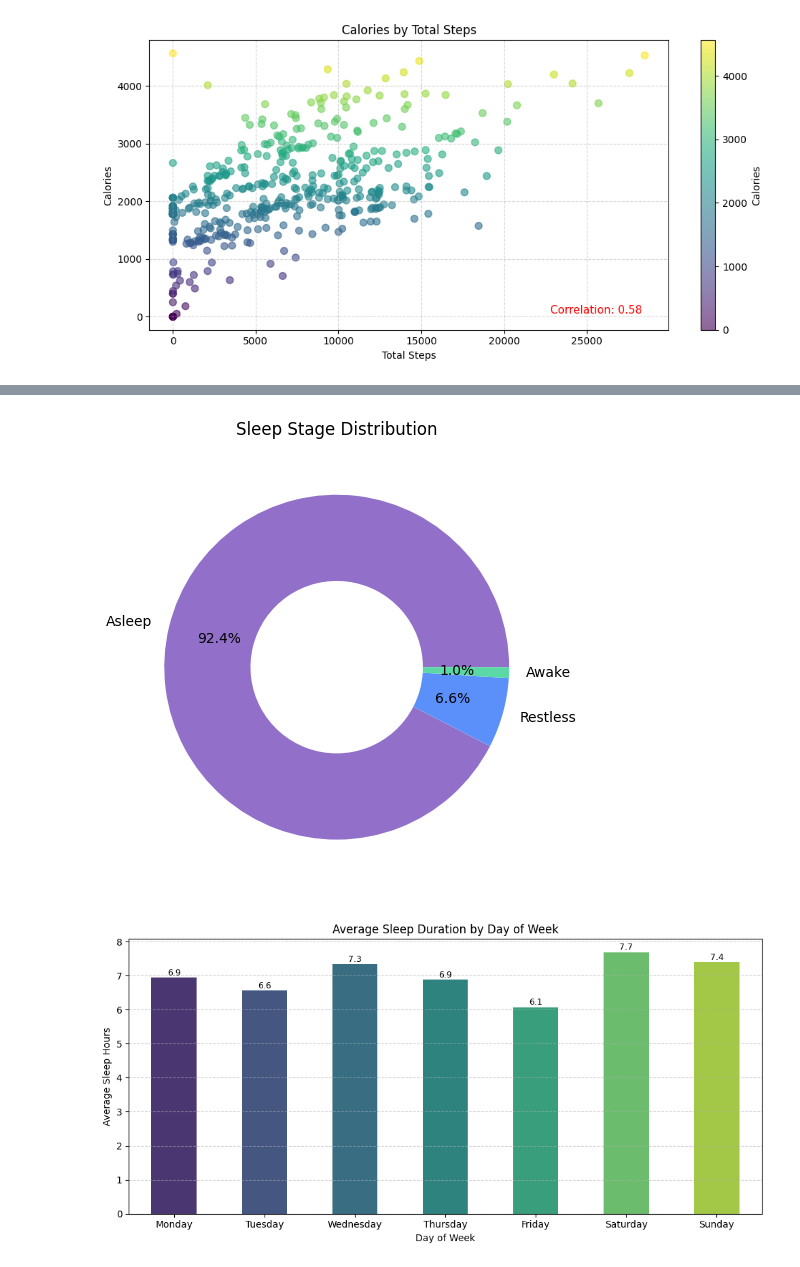
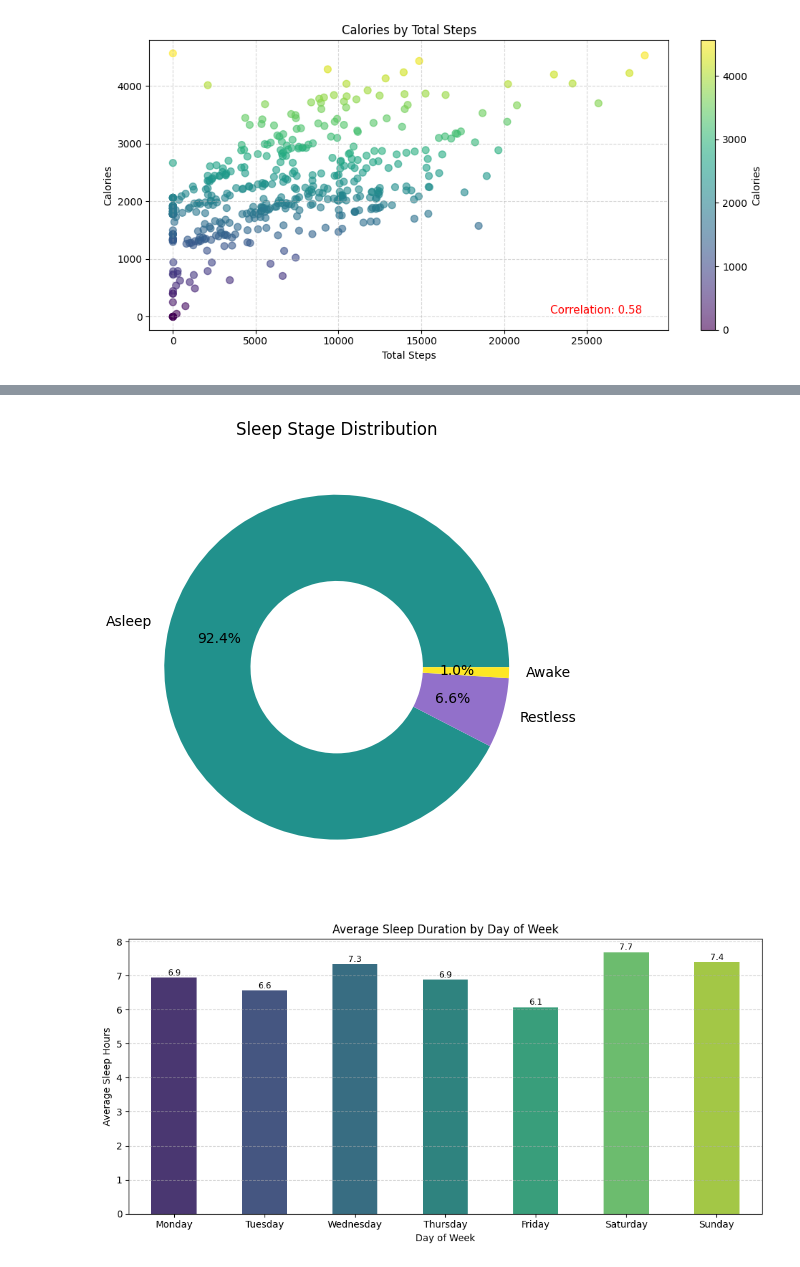
Before and after one commit to jeevithavijaykumar/Exploratory_data_analysis_using_pandas, a Jupyter notebook: fitbit_analysis.ipynb, the cells around one changed output, grey strips where cells are left out. Drawn from its saved outputs; the diff is of its cells as text; code cells hidden in the pictures.

```diff
--- a/fitbit_analysis.ipynb
+++ b/fitbit_analysis.ipynb
@@ -372,17 +420,17 @@ avg_sleep_by_day = sleep_summary.groupby('Day_of_week')['Total_Sleep_Hours'].mea
 # %%
 # Overall Sleep Stage Distribution
 stage_counts = df_sleep['sleep_stage'].value_counts()
-colors = [ '#9270CA','#5B8FF9', '#5AD8A6', '#6DC8EC']
+colors = ['#21918c', '#9270CA', '#fde725']
 
 plt.figure(figsize=(5, 5))
 plt.pie( stage_counts.values, labels=stage_counts.index, autopct='%1.1f%%', startangle=0, colors=colors, wedgeprops={'width': 0.5},pctdistance=0.7 )
 plt.title('Sleep Stage Distribution')
 plt.axis('equal')
 plt.title('Sleep Stage Distribution')
 plt.tight_layout()
 plt.show()
 # %% [output]
-[figure, old version]
+[figure, new version]
 # %%
 # Calculating Average sleep hours by day of week
 plt.figure(figsize=(10,5))
```
Also changed, not shown: parts of 16 cells of this notebook.
